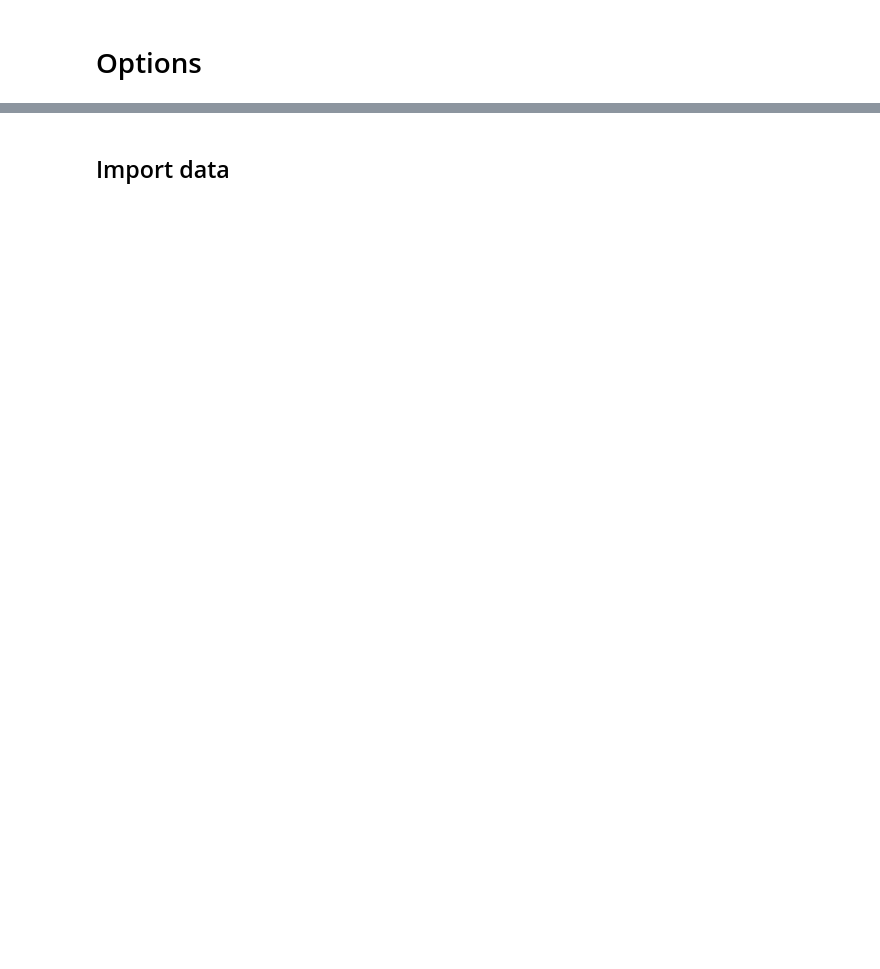
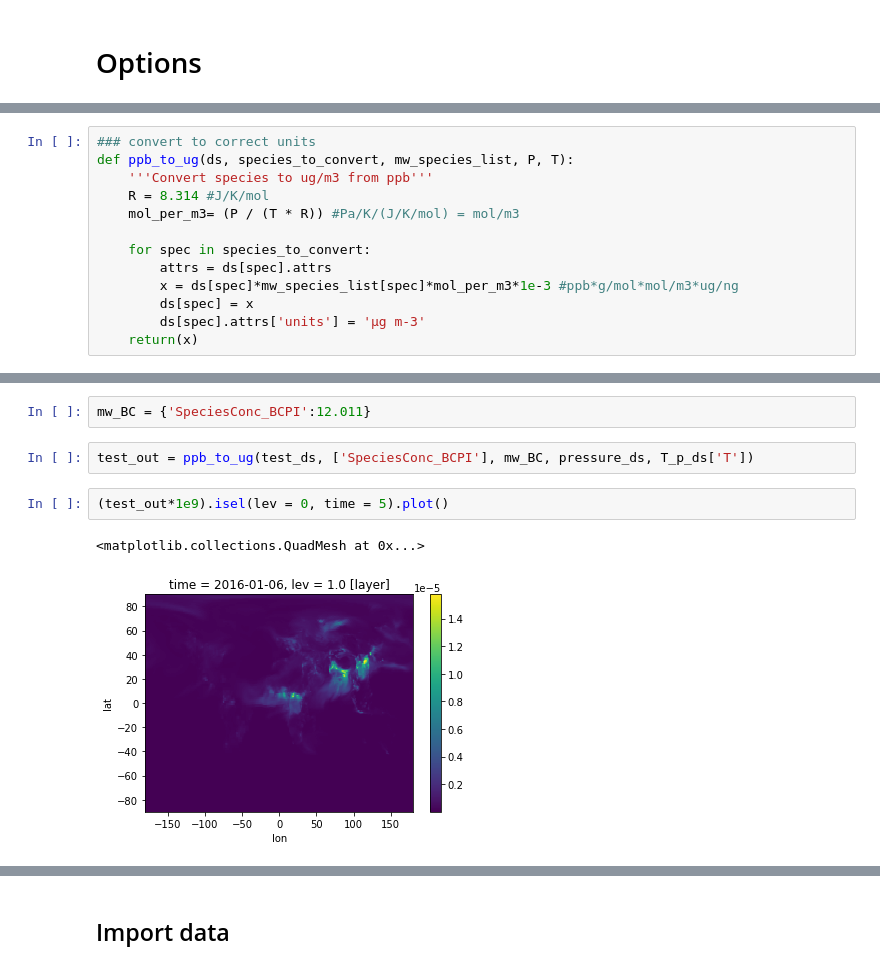
Before and after one commit to lfreese/BC-IRF, a Jupyter notebook: GF_pulse_vs_step.ipynb, the cells around one changed output, grey strips where cells are left out. Saved outputs shown, nothing was run; the diff lists cells and outputs as text; blank space fills up the shorter version.

```diff
--- a/GF_pulse_vs_step.ipynb
+++ b/GF_pulse_vs_step.ipynb
@@ -32,0 +46,13 @@ diagnostic = 'SpeciesConc'
+# %%
+### convert to correct units
+def ppb_to_ug(ds, species_to_convert, mw_species_list, P, T):
+    '''Convert species to ug/m3 from ppb'''
+    R = 8.314 #J/K/mol
+    mol_per_m3= (P / (T * R)) #Pa/K/(J/K/mol) = mol/m3
+
+    for spec in species_to_convert:
+        attrs = ds[spec].attrs
+        x = ds[spec]*mw_species_list[spec]*mol_per_m3*1e-3 #ppb*g/mol*mol/m3*ug/ng
+        ds[spec] = x
+        ds[spec].attrs['units'] = 'μg m-3'
+    return(x)
@@ -32,0 +90,9 @@ diagnostic = 'SpeciesConc'
+# %%
+mw_BC = {'SpeciesConc_BCPI':12.011}
+# %%
+test_out = ppb_to_ug(test_ds, ['SpeciesConc_BCPI'], mw_BC, pressure_ds, T_p_ds['T'])
+# %%
+(test_out*1e9).isel(lev = 0, time = 5).plot()
+# %% [output]
+<matplotlib.collections.QuadMesh at 0x...>
+[figure, added]
```
Also changed, not shown: parts of 78 cells of this notebook, 22 other files.
